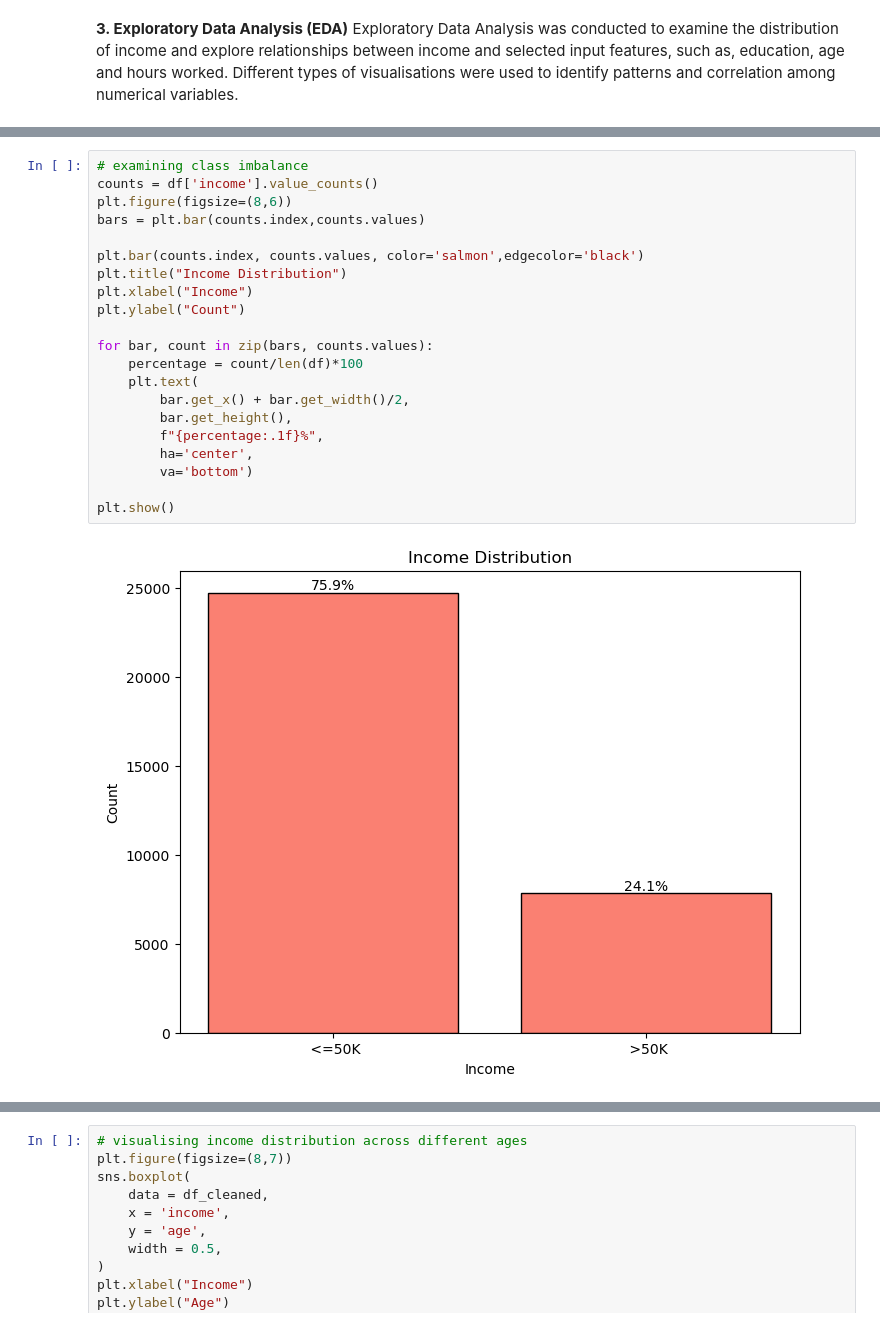
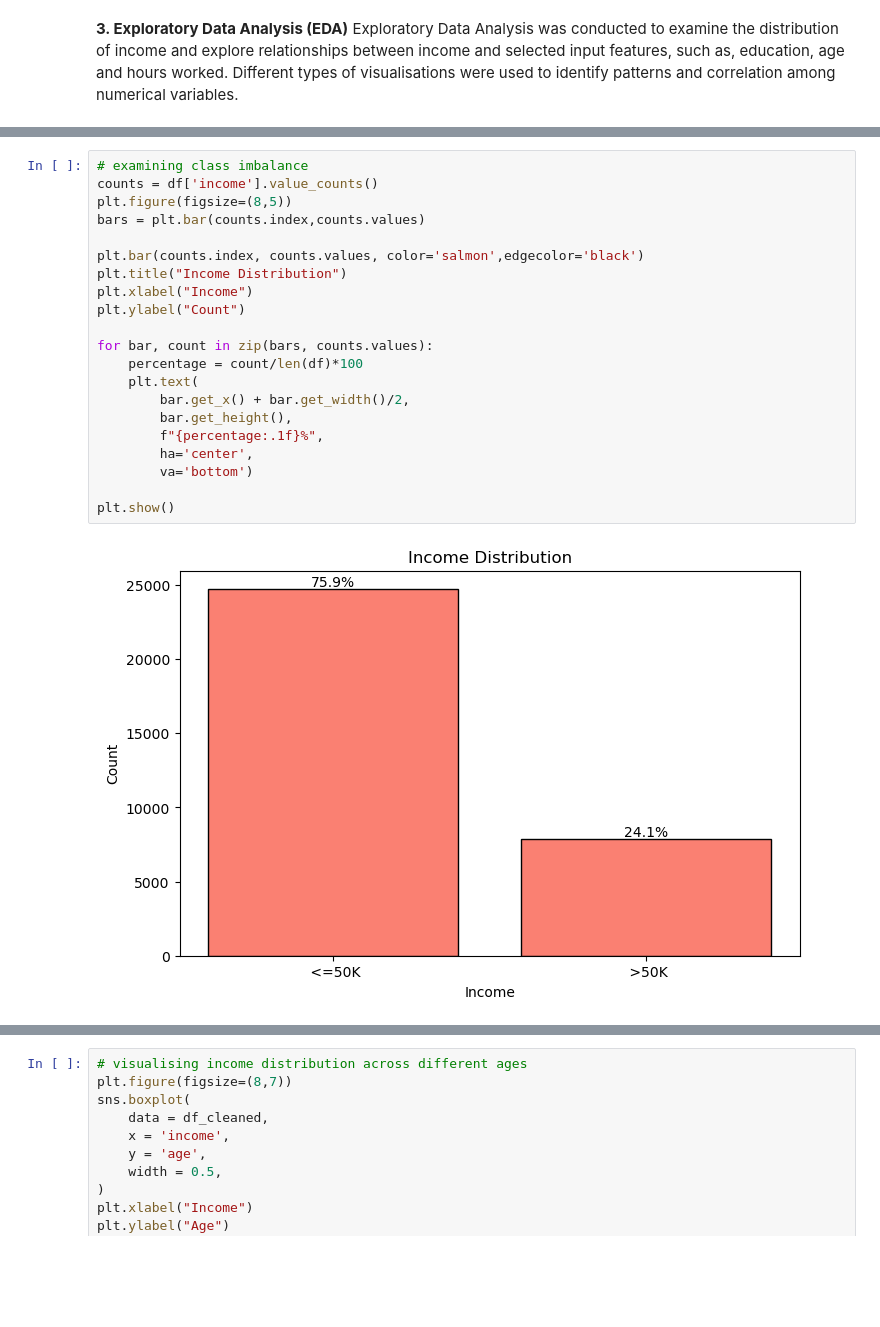
Before and after one commit to hajara2505/Adult-income-classification, a Jupyter notebook: adult-income-classification.ipynb, the cells around one changed output, grey strips where cells are left out. Drawn from its saved outputs; the diff is of its cells as text; blank space fills up the shorter version.

```diff
--- a/adult-income-classification.ipynb
+++ b/adult-income-classification.ipynb
@@ -80,26 +99,26 @@ Exploratory Data Analysis was conducted to examine the distribution of income an
 # %%
 # examining class imbalance
 counts = df['income'].value_counts()
-plt.figure(figsize=(8,6))
+plt.figure(figsize=(8,5))
 bars = plt.bar(counts.index,counts.values)
 
 plt.bar(counts.index, counts.values, color='salmon',edgecolor='black')
 plt.title("Income Distribution")
 plt.xlabel("Income")
 plt.ylabel("Count")
 
 for bar, count in zip(bars, counts.values):
     percentage = count/len(df)*100
     plt.text(
         bar.get_x() + bar.get_width()/2,
         bar.get_height(),
         f"{percentage:.1f}%",
         ha='center',
         va='bottom')
 
 plt.show()
 # %% [output]
-[figure, old version]
+[figure, new version]
 # %%
 # Visualising income distribution across different education levels
 income_table = pd.crosstab(
```
Also changed, not shown: parts of 8 cells of this notebook, 2 other files.
